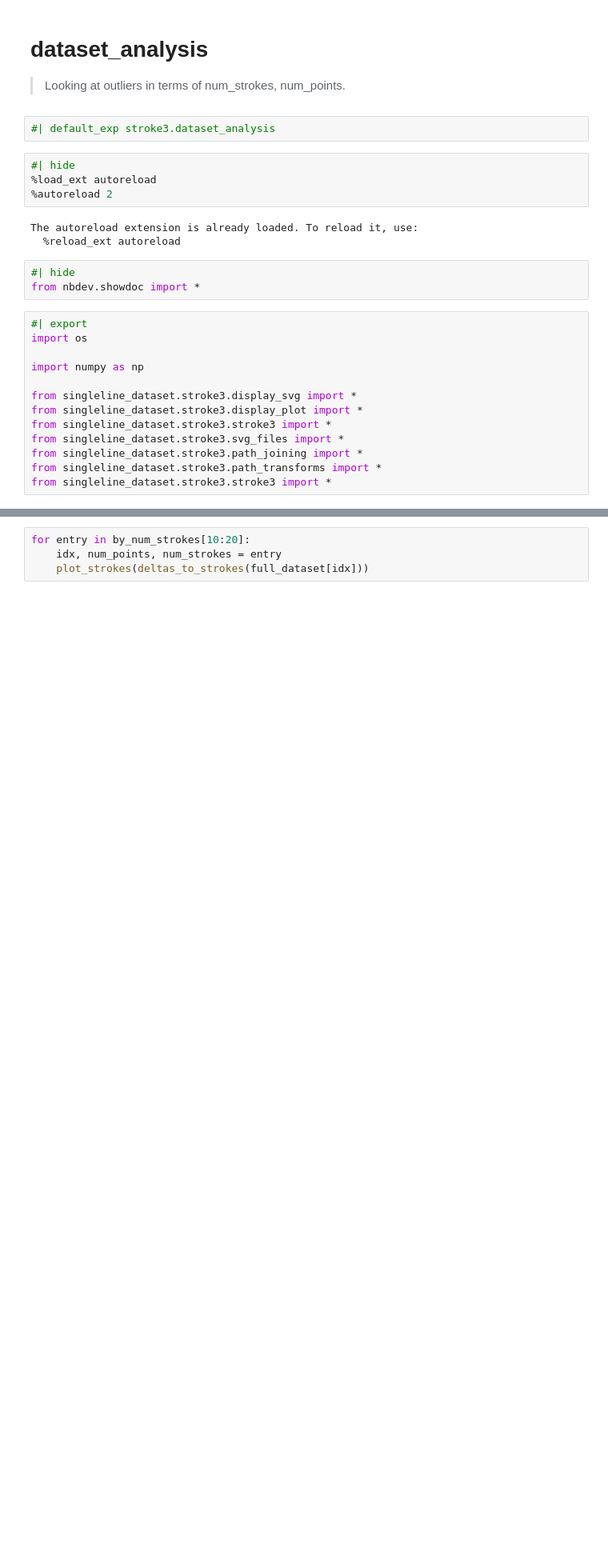
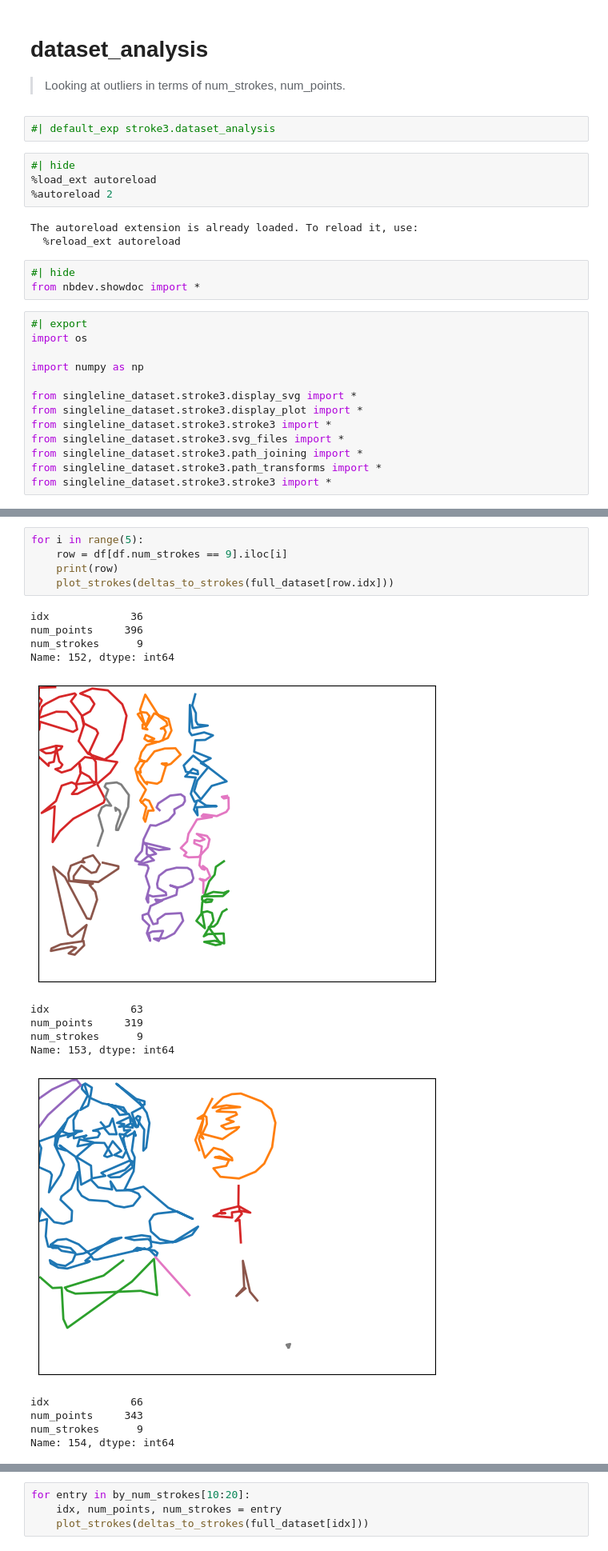
Before and after one commit to andrewlook/singleline_dataset, a Jupyter notebook: nbs/08_dataset_analysis.ipynb, the cells around one changed output, grey strips where cells are left out. Shown at 80% size. Cells and saved outputs as stored; diff of their text form; blank space fills up the shorter version.

```diff
--- a/nbs/08_dataset_analysis.ipynb
+++ b/nbs/08_dataset_analysis.ipynb
@@ -66,0 +98,20 @@ by_num_strokes[:20]
+# %%
+for i in range(5):
+    row = df[df.num_strokes == 9].iloc[i]
+    print(row)
+    plot_strokes(deltas_to_strokes(full_dataset[row.idx]))
+# %% [output]
+idx             36
+num_points     396
+num_strokes      9
+Name: 152, dtype: int64
+[figure, added]
+idx             63
+num_points     319
+num_strokes      9
+Name: 153, dtype: int64
+[figure, added]
+idx             66
+num_points     343
+num_strokes      9
+Name: 154, dtype: int64
```
Also changed, not shown: parts of 14 cells of this notebook, 3 other files.
